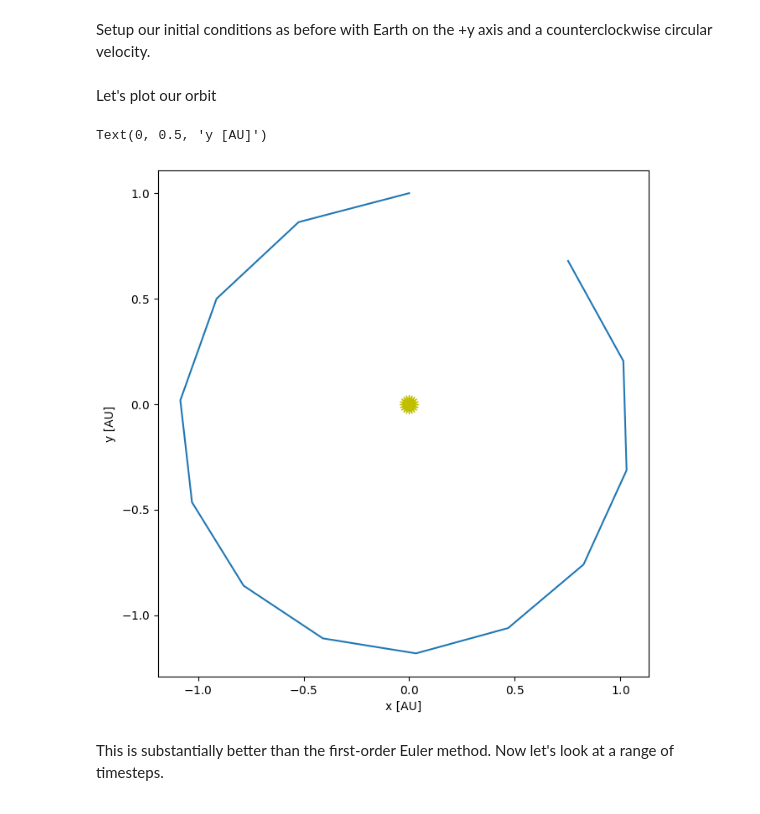
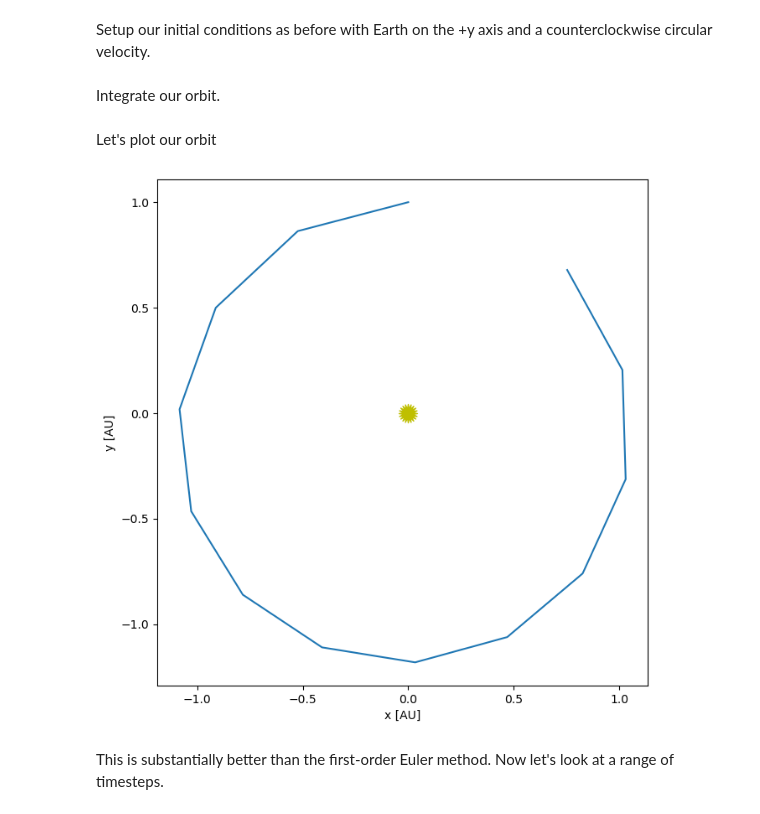
Before and after one commit to zingale/comp_astro_tutorial, a Jupyter notebook: content/04-ODEs/04-ODEs-partII.ipynb, the cells around one changed output. Saved outputs shown, nothing was run; the diff lists cells and outputs as text; code cells hidden in the pictures.

```diff
--- a/content/04-ODEs/04-ODEs-partII.ipynb
+++ b/content/04-ODEs/04-ODEs-partII.ipynb
@@ -156,0 +177,2 @@ orbit = euler_rk2(Y0, tau, 1)
+# %% [markdown]
+Integrate our orbit.
@@ -157,21 +186,9 @@ orbit = euler_rk2(Y0, tau, 1)
 # %% [markdown]
 Let's plot our orbit
-# %%
-fig = plt.figure()
-ax = fig.add_subplot(111)
-
-# draw the Sun
-ax.scatter([0], [0], marker=(20,1), color="y", s=250)
-
-# draw the orbit
-ax.plot(orbit.x, orbit.y)
-
-ax.set_aspect("equal")
-ax.set_xlabel("x [AU]")
-ax.set_ylabel("y [AU]")
-# %% [output]
-Text(0, 0.5, 'y [AU]')
-[figure, removed]
+# %%
+fig = orbit.plot()
+# %% [output]
+[figure, added]
 # %% [markdown]
 This is substantially better than the first-order Euler method.  Now let's look at a range of timesteps.
 # %%
```
Also changed, not shown: parts of 20 cells of this notebook, 2 other files.
